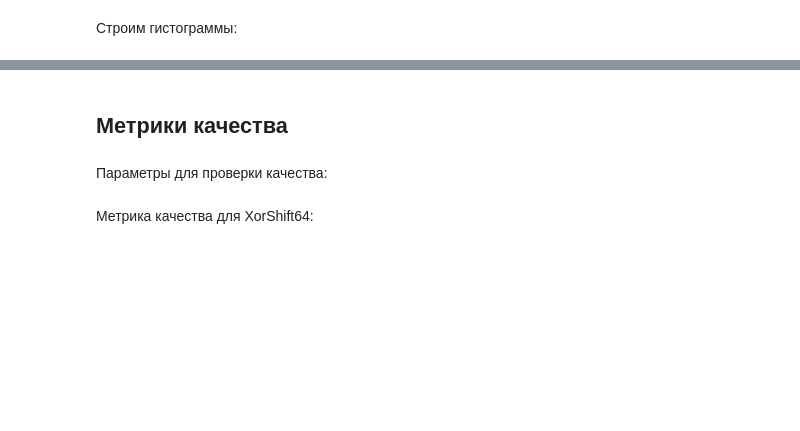
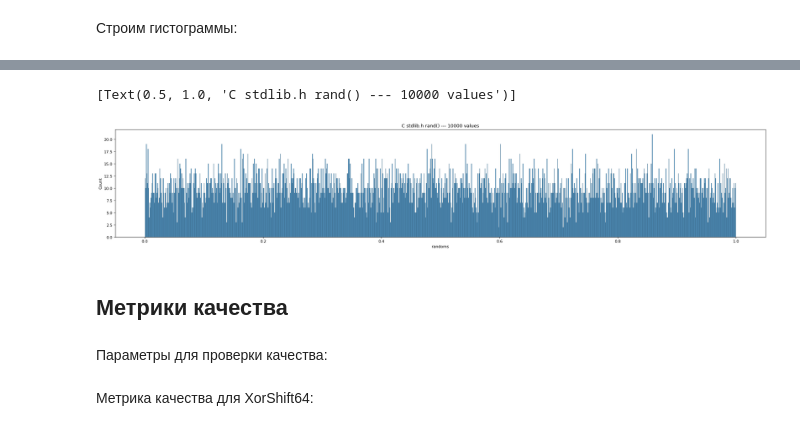
Before and after one commit to JoelWillLiveForever/nikulin, a Jupyter notebook: cpp/2_pi_monte_carlo/histogram/research_generators.ipynb, the cells around one changed output, grey strips where cells are left out. Drawn from its saved outputs; the diff is of its cells as text; code cells hidden in the pictures; blank space fills up the shorter version.

```diff
--- a/cpp/2_pi_monte_carlo/histogram/research_generators.ipynb
+++ b/cpp/2_pi_monte_carlo/histogram/research_generators.ipynb
@@ -138,3 +178,10 @@ img.save('MT19937_' + str(total_points) + '_values.png')
 
 # раскомментировать для просмотра изображения
 # display(img)
+# %%
+plt.figure(figsize=(30, 5), dpi=80)
+sns.histplot(data=rand, x="randoms", bins=1000).set(title='C stdlib.h rand() --- ' + str(total_points) + ' values')
+# plt.ylim(bottom=9500, top=10550)
+# %% [output]
+[Text(0.5, 1.0, 'C stdlib.h rand() --- 10000 values')]
+[figure, added]
```
Also changed, not shown: parts of 24 cells of this notebook, 20 other files.
